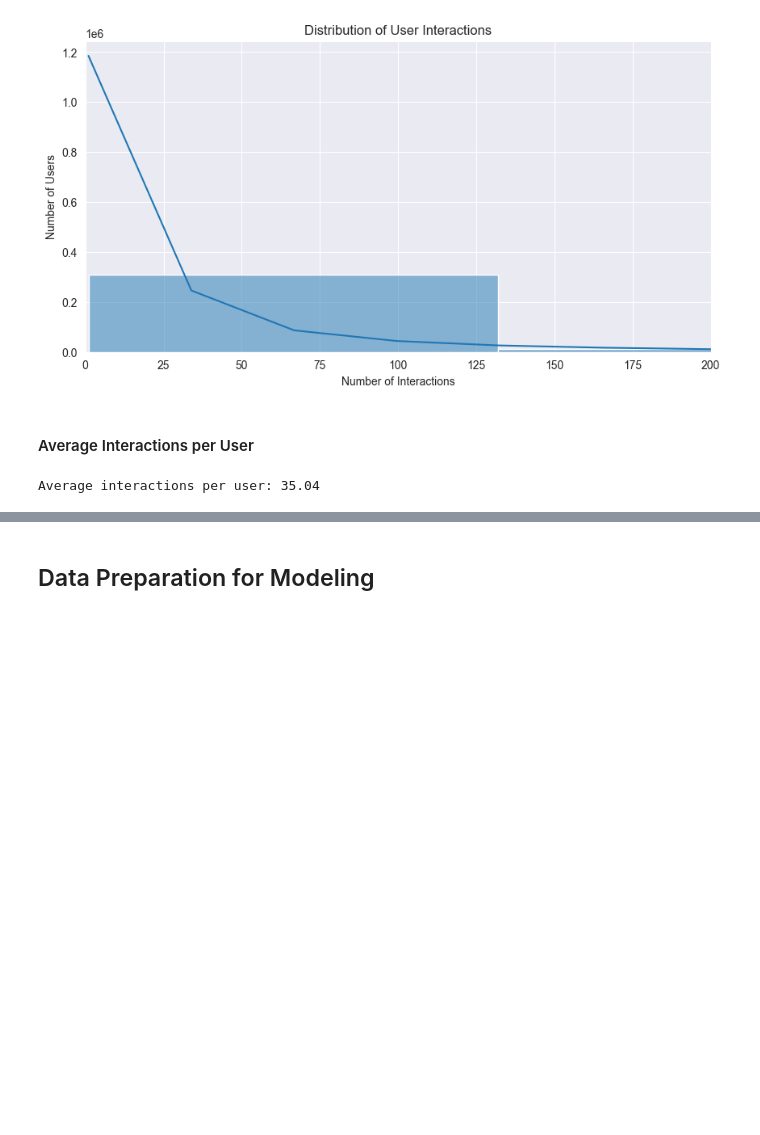
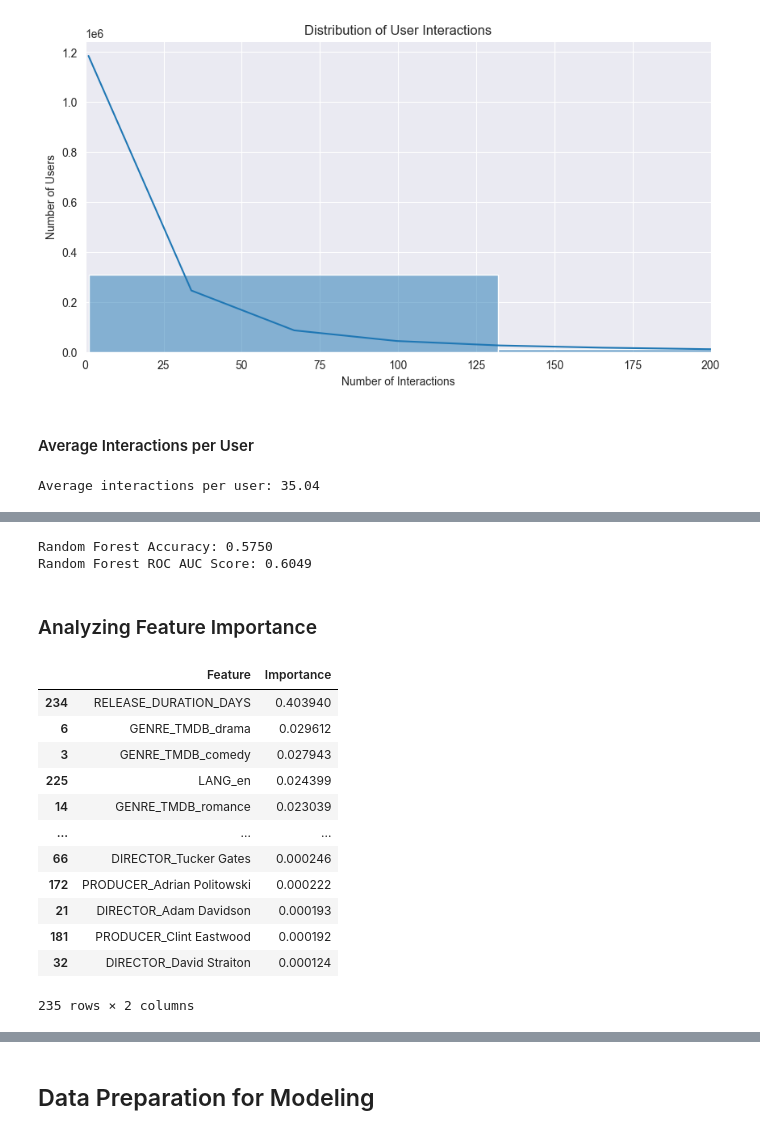
Before and after one commit to bilalimamoglu/simple_recommendation_system, a Jupyter notebook: notebooks/EDA.ipynb, the cells around one changed output, grey strips where cells are left out. Cells and saved outputs as stored; diff of their text form; code cells hidden in the pictures; blank space fills up the shorter version.

```diff
--- a/notebooks/EDA.ipynb
+++ b/notebooks/EDA.ipynb
@@ -363,0 +455,13 @@ Average interactions per user: 35.04
+# %%
+# Target variable
+y = titles_merged['POPULAR']
+
+# Features
+X = features
+
+# Due to computational constraints, we may sample the data
+# Sample 5000 instances
+X_sampled, _, y_sampled, _ = train_test_split(X, y, train_size=5000, stratify=y, random_state=42)
+
+# Further split into train and test sets
+X_train, X_test, y_train, y_test = train_test_split(X_sampled, y_sampled, test_size=0.2, stratify=y_sampled, random_state=42)
@@ -363,0 +491,25 @@ Average interactions per user: 35.04
+# %%
+from sklearn.ensemble import RandomForestClassifier
+
+# Initialize Random Forest classifier
+rf = RandomForestClassifier(n_estimators=100, random_state=42)
+
+# Train the model
+rf.fit(X_train, y_train)
+
+# Predict on test set
+y_pred_rf = rf.predict(X_test)
+
+# Calculate accuracy
+accuracy_rf = accuracy_score(y_test, y_pred_rf)
+print(f"Random Forest Accuracy: {accuracy_rf:.4f}")
+
+# Calculate ROC AUC score
+y_pred_proba_rf = rf.predict_proba(X_test)[:, 1]
+roc_auc_rf = roc_auc_score(y_test, y_pred_proba_rf)
+print(f"Random Forest ROC AUC Score: {roc_auc_rf:.4f}")
+# %% [output]
+Random Forest Accuracy: 0.5750
+Random Forest ROC AUC Score: 0.6049
+# %% [markdown]
+### Analyzing Feature Importance
@@ -363,0 +537,25 @@ Average interactions per user: 35.04
+# %%
+# Get feature importances
+importances = rf.feature_importances_
+
+# Create a DataFrame for feature importances
+importances_df = pd.DataFrame({'Feature': feature_names, 'Importance': importances})
+
+# Sort by importance
+importances_df_sorted = importances_df.sort_values(by='Importance', ascending=False)
+
+importances_df_sorted
+# %% [output]
+|  | Feature | Importance |
+| 234 | RELEASE_DURATION_DAYS | 0.403940 |
+| 6 | GENRE_TMDB_drama | 0.029612 |
+| 3 | GENRE_TMDB_comedy | 0.027943 |
+| 225 | LANG_en | 0.024399 |
+| 14 | GENRE_TMDB_romance | 0.023039 |
+| ... | ... | ... |
+| 66 | DIRECTOR_Tucker Gates | 0.000246 |
+| 172 | PRODUCER_Adrian Politowski | 0.000222 |
+| 21 | DIRECTOR_Adam Davidson | 0.000193 |
+| 181 | PRODUCER_Clint Eastwood | 0.000192 |
+| 32 | DIRECTOR_David Straiton | 0.000124 |
+235 rows × 2 columns
```
Also changed, not shown: parts of 10 cells of this notebook.
